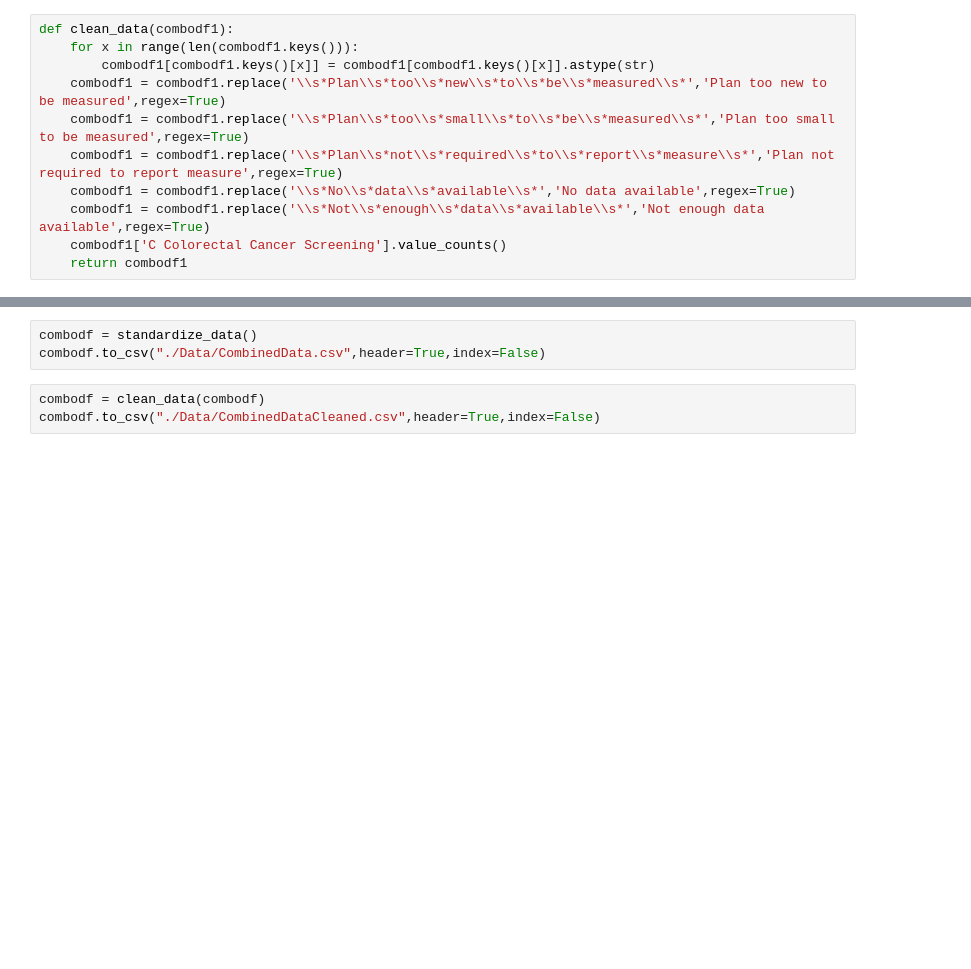
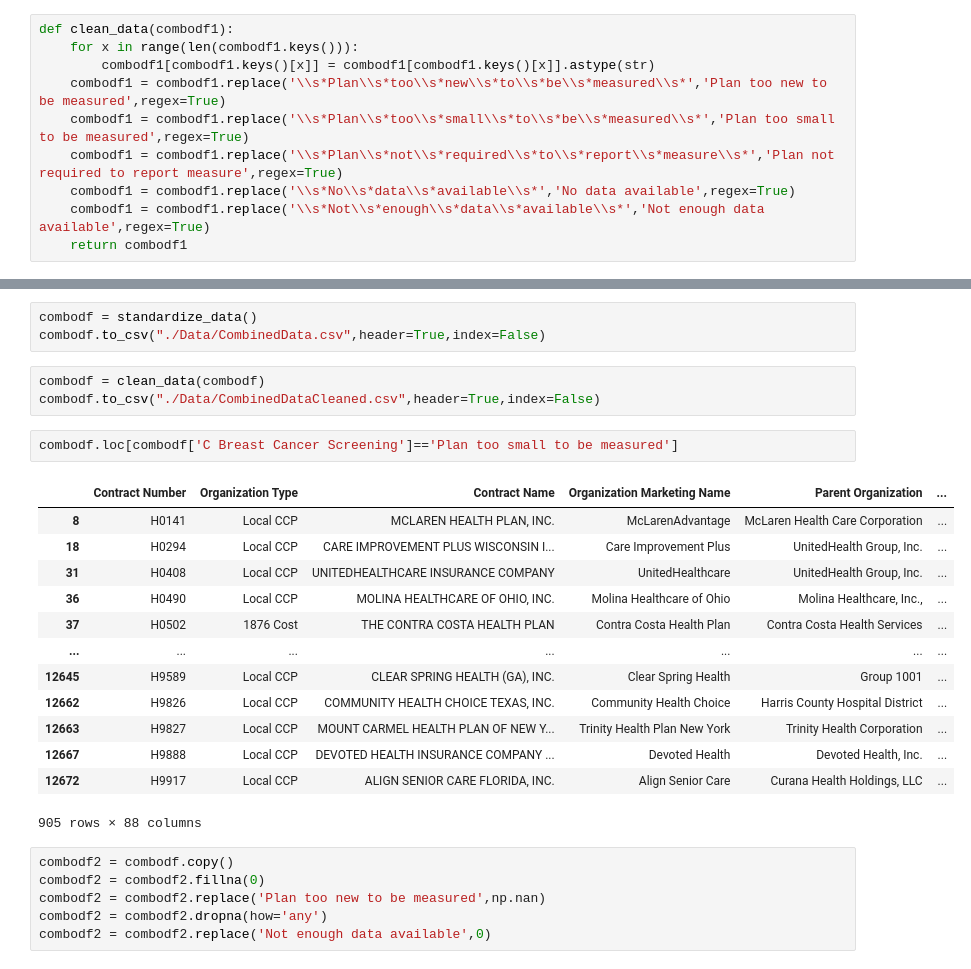
Before and after one commit to SamSims/Project4-Group2, a Jupyter notebook: DataCombiningSS.ipynb, the cells around one changed output, grey strips where cells are left out. Drawn from its saved outputs; the diff is of its cells as text; blank space fills up the shorter version.

Commit message:
started data culling function

```diff
--- a/DataCombiningSS.ipynb
+++ b/DataCombiningSS.ipynb
@@ -147,5 +148,4 @@ def clean_data(combodf1):
     combodf1 = combodf1.replace('\\s*Plan\\s*not\\s*required\\s*to\\s*report\\s*measure\\s*','Plan not required to report measure',regex=True)
     combodf1 = combodf1.replace('\\s*No\\s*data\\s*available\\s*','No data available',regex=True)
     combodf1 = combodf1.replace('\\s*Not\\s*enough\\s*data\\s*available\\s*','Not enough data available',regex=True)
-    combodf1['C Colorectal Cancer Screening'].value_counts()
     return combodf1
@@ -155,3 +157,25 @@ combodf.to_csv("./Data/CombinedData.csv",header=True,index=False)
 # %%
 combodf = clean_data(combodf)
 combodf.to_csv("./Data/CombinedDataCleaned.csv",header=True,index=False)
+# %%
+combodf.loc[combodf['C Breast Cancer Screening']=='Plan too small to be measured']
+# %% [output]
+|  | Contract Number | Organization Type | Contract Name | Organization Marketing Name | Parent Organization | ... |
+| 8 | H0141 | Local CCP | MCLAREN HEALTH PLAN, INC. | McLarenAdvantage | McLaren Health Care Corporation | ... |
+| 18 | H0294 | Local CCP | CARE IMPROVEMENT PLUS WISCONSIN I... | Care Improvement Plus | UnitedHealth Group, Inc. | ... |
+| 31 | H0408 | Local CCP | UNITEDHEALTHCARE INSURANCE COMPANY | UnitedHealthcare | UnitedHealth Group, Inc. | ... |
+| 36 | H0490 | Local CCP | MOLINA HEALTHCARE OF OHIO, INC. | Molina Healthcare of Ohio | Molina Healthcare, Inc., | ... |
+| 37 | H0502 | 1876 Cost | THE CONTRA COSTA HEALTH PLAN | Contra Costa Health Plan | Contra Costa Health Services | ... |
+| ... | ... | ... | ... | ... | ... | ... |
+| 12645 | H9589 | Local CCP | CLEAR SPRING HEALTH (GA), INC. | Clear Spring Health | Group 1001 | ... |
+| 12662 | H9826 | Local CCP | COMMUNITY HEALTH CHOICE TEXAS, INC. | Community Health Choice | Harris County Hospital District | ... |
+| 12663 | H9827 | Local CCP | MOUNT CARMEL HEALTH PLAN OF NEW Y... | Trinity Health Plan New York | Trinity Health Corporation | ... |
+| 12667 | H9888 | Local CCP | DEVOTED HEALTH INSURANCE COMPANY ... | Devoted Health | Devoted Health, Inc. | ... |
+| 12672 | H9917 | Local CCP | ALIGN SENIOR CARE FLORIDA, INC. | Align Senior Care | Curana Health Holdings, LLC | ... |
+905 rows × 88 columns
+# %%
+combodf2 = combodf.copy()
+combodf2 = combodf2.fillna(0)
+combodf2 = combodf2.replace('Plan too new to be measured',np.nan)
+combodf2 = combodf2.dropna(how='any')
+combodf2 = combodf2.replace('Not enough data available',0)
```
Also changed, not shown: parts of 2 cells of this notebook.
